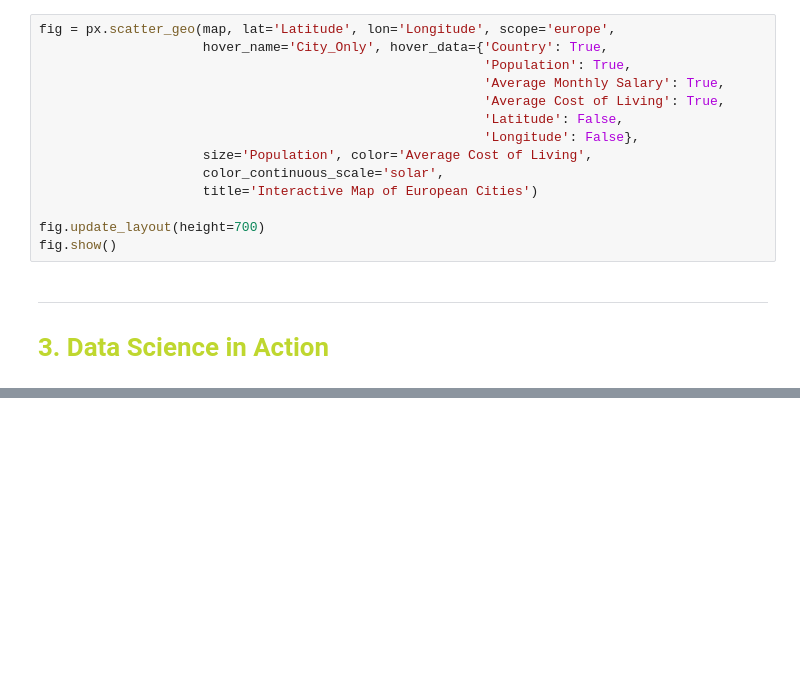
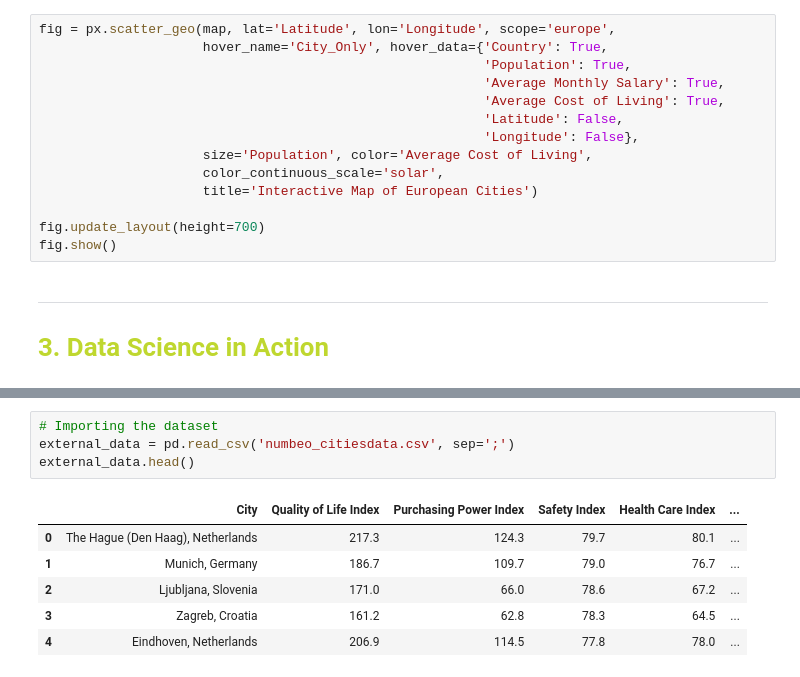
Before and after one commit to lucasvcasimiro-byte/Group10_PDS_Project_2526, a Jupyter notebook: GROUP10_PDS_202526_NB1.ipynb, the cells around one changed output, grey strips where cells are left out. Drawn from its saved outputs; the diff is of its cells as text; blank space fills up the shorter version.

Commit message:
novo dataset e web scraping acabado

```diff
--- a/GROUP10_PDS_202526_NB1.ipynb
+++ b/GROUP10_PDS_202526_NB1.ipynb
@@ -607,0 +607,11 @@ fig.show()
+# %%
+# Importing the dataset
+external_data = pd.read_csv('numbeo_citiesdata.csv', sep=';')
+external_data.head()
+# %% [output]
+|  | City | Quality of Life Index | Purchasing Power Index | Safety Index | Health Care Index | ... |
+| 0 | The Hague (Den Haag), Netherlands | 217.3 | 124.3 | 79.7 | 80.1 | ... |
+| 1 | Munich, Germany | 186.7 | 109.7 | 79.0 | 76.7 | ... |
+| 2 | Ljubljana, Slovenia | 171.0 | 66.0 | 78.6 | 67.2 | ... |
+| 3 | Zagreb, Croatia | 161.2 | 62.8 | 78.3 | 64.5 | ... |
+| 4 | Eindhoven, Netherlands | 206.9 | 114.5 | 77.8 | 78.0 | ... |
```
Also changed, not shown: parts of 7 cells of this notebook.
